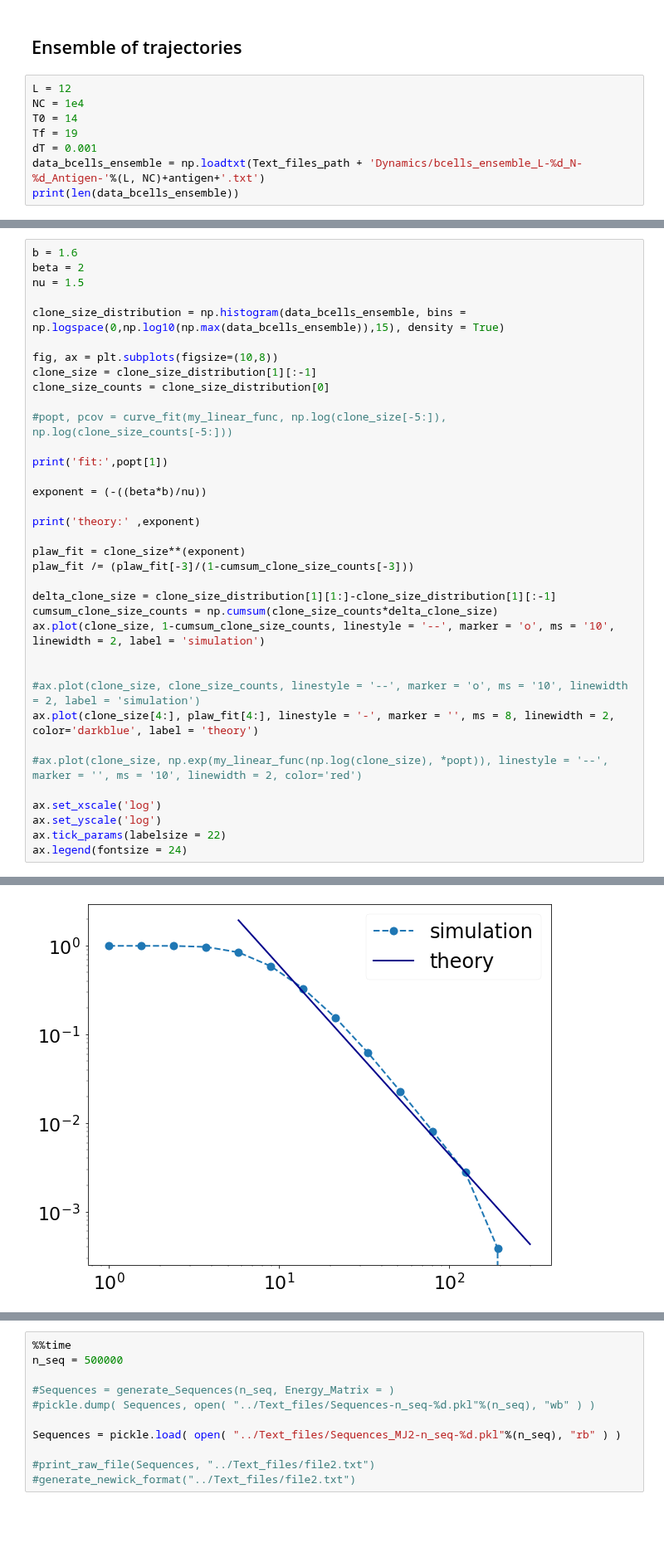
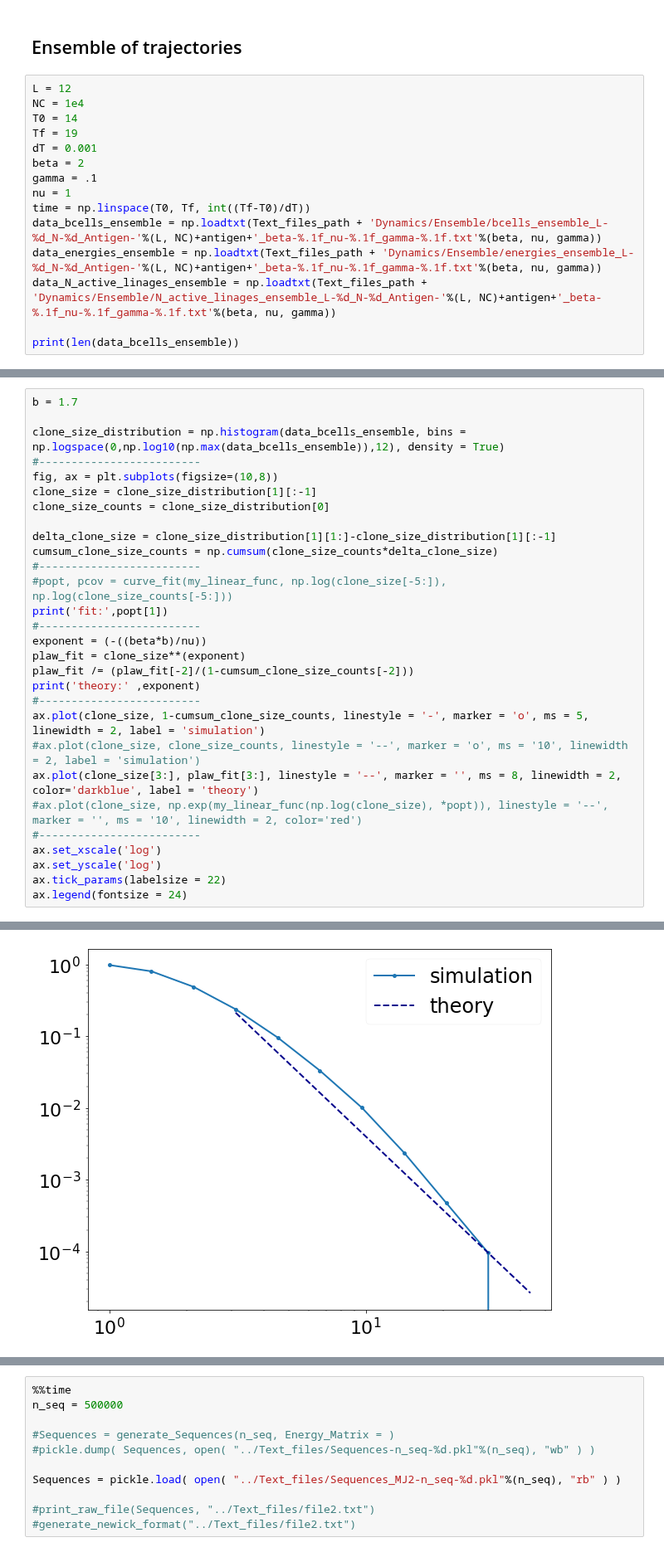
Before and after one commit to betoto008/Affinity_maturation, a Jupyter notebook: Jupyter_Notebooks/1_Sigle_Dynamics.ipynb, the cells around one changed output, grey strips where cells are left out. Shown at 83% size. Drawn from its saved outputs; the diff is of its cells as text; blank space fills up the shorter version.

Commit message:
fixing density of states and re-thinking power-law for LD map imac

```diff
--- a/Jupyter_Notebooks/1_Sigle_Dynamics.ipynb
+++ b/Jupyter_Notebooks/1_Sigle_Dynamics.ipynb
@@ -80,6 +95,13 @@ NC = 1e4
 T0 = 14
 Tf = 19
 dT = 0.001
-data_bcells_ensemble = np.loadtxt(Text_files_path + 'Dynamics/bcells_ensemble_L-%d_N-%d_Antigen-'%(L, NC)+antigen+'.txt')
+beta = 2
+gamma = .1
+nu = 1
+time = np.linspace(T0, Tf, int((Tf-T0)/dT))
+data_bcells_ensemble = np.loadtxt(Text_files_path + 'Dynamics/Ensemble/bcells_ensemble_L-%d_N-%d_Antigen-'%(L, NC)+antigen+'_beta-%.1f_nu-%.1f_gamma-%.1f.txt'%(beta, nu, gamma))
+data_energies_ensemble = np.loadtxt(Text_files_path + 'Dynamics/Ensemble/energies_ensemble_L-%d_N-%d_Antigen-'%(L, NC)+antigen+'_beta-%.1f_nu-%.1f_gamma-%.1f.txt'%(beta, nu, gamma))
+data_N_active_linages_ensemble = np.loadtxt(Text_files_path + 'Dynamics/Ensemble/N_active_linages_ensemble_L-%d_N-%d_Antigen-'%(L, NC)+antigen+'_beta-%.1f_nu-%.1f_gamma-%.1f.txt'%(beta, nu, gamma))
+
 print(len(data_bcells_ensemble))
 # %% [output]
@@ -87,35 +109,28 @@ print(len(data_bcells_ensemble))
 # %%
-b = 1.6
-beta = 2
-nu = 1.5
+b = 1.7
 
-clone_size_distribution = np.histogram(data_bcells_ensemble, bins = np.logspace(0,np.log10(np.max(data_bcells_ensemble)),15), density = True)
-
+clone_size_distribution = np.histogram(data_bcells_ensemble, bins = np.logspace(0,np.log10(np.max(data_bcells_ensemble)),12), density = True)
+#-------------------------
 fig, ax = plt.subplots(figsize=(10,8))
 clone_size = clone_size_distribution[1][:-1]
 clone_size_counts = clone_size_distribution[0]
 
-#popt, pcov = curve_fit(my_linear_func, np.log(clone_size[-5:]), np.log(clone_size_counts[-5:]))
-
-print('fit:',popt[1])
-
-exponent = (-((beta*b)/nu))
-
-print('theory:' ,exponent)
-
-plaw_fit = clone_size**(exponent)
-plaw_fit /= (plaw_fit[-3]/(1-cumsum_clone_size_counts[-3]))
-
 delta_clone_size = clone_size_distribution[1][1:]-clone_size_distribution[1][:-1]
 cumsum_clone_size_counts = np.cumsum(clone_size_counts*delta_clone_size)
-ax.plot(clone_size, 1-cumsum_clone_size_counts, linestyle = '--', marker = 'o', ms = '10', linewidth = 2, label = 'simulation')
-
-
+#-------------------------
+#popt, pcov = curve_fit(my_linear_func, np.log(clone_size[-5:]), np.log(clone_size_counts[-5:]))
+print('fit:',popt[1])
+#-------------------------
+exponent = (-((beta*b)/nu))
+plaw_fit = clone_size**(exponent)
+plaw_fit /= (plaw_fit[-2]/(1-cumsum_clone_size_counts[-2]))
+print('theory:' ,exponent)
+#-------------------------
+ax.plot(clone_size, 1-cumsum_clone_size_counts, linestyle = '-', marker = 'o', ms = 5, linewidth = 2, label = 'simulation')
 #ax.plot(clone_size, clone_size_counts, linestyle = '--', marker = 'o', ms = '10', linewidth = 2, label = 'simulation')
-ax.plot(clone_size[4:], plaw_fit[4:], linestyle = '-', marker = '', ms = 8, linewidth = 2, color='darkblue', label = 'theory')
-
+ax.plot(clone_size[3:], plaw_fit[3:], linestyle = '--', marker = '', ms = 8, linewidth = 2, color='darkblue', label = 'theory')
 #ax.plot(clone_size, np.exp(my_linear_func(np.log(clone_size), *popt)), linestyle = '--', marker = '', ms = '10', linewidth = 2, color='red')
-
+#-------------------------
 ax.set_xscale('log')
 ax.set_yscale('log')
 ax.tick_params(labelsize = 22)
@@ -126,2 +141,2 @@ theory: -2.1333333333333333
 <matplotlib.legend.Legend at 0x...>
-[figure, old version]
+[figure, new version]
```
Also changed, not shown: parts of 8 cells of this notebook, 16 other files.
